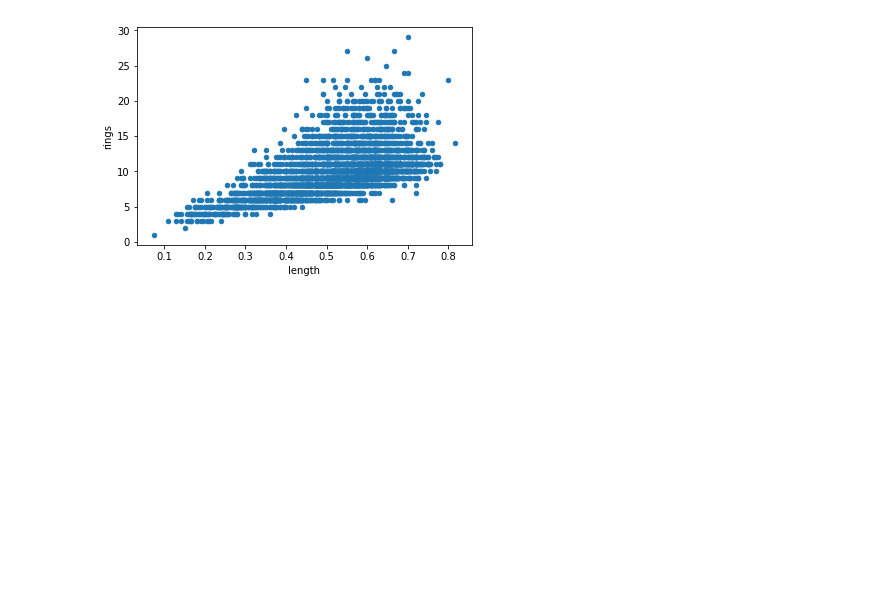
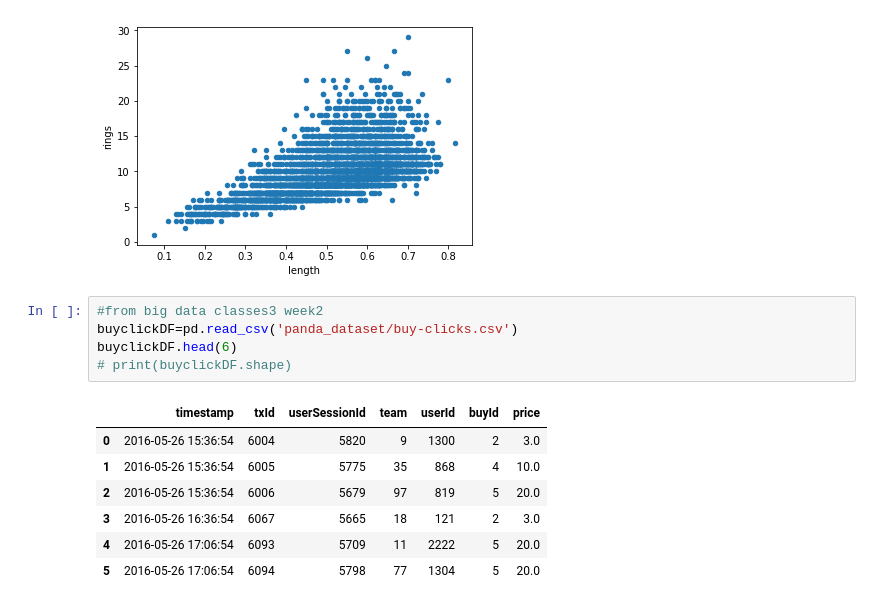
Before and after one commit to mckjzhangxk/deepAI, a Jupyter notebook: daily/8/pandas_turtorial.ipynb, the cells around one changed output. Cells and saved outputs as stored; diff of their text form; blank space fills up the shorter version.

```diff
--- a/daily/8/pandas_turtorial.ipynb
+++ b/daily/8/pandas_turtorial.ipynb
@@ -257,3 +257,16 @@ abalone.plot(x='length',y='rings',kind='scatter')
 # %% [output]
 <matplotlib.axes._subplots.AxesSubplot at 0x...>
 [figure]
+# %%
+#from big data classes3 week2
+buyclickDF=pd.read_csv('panda_dataset/buy-clicks.csv')
+buyclickDF.head(6)
+# print(buyclickDF.shape)
+# %% [output]
+|  | timestamp | txId | userSessionId | team | userId | buyId | price |
+| 0 | 2016-05-26 15:36:54 | 6004 | 5820 | 9 | 1300 | 2 | 3.0 |
+| 1 | 2016-05-26 15:36:54 | 6005 | 5775 | 35 | 868 | 4 | 10.0 |
+| 2 | 2016-05-26 15:36:54 | 6006 | 5679 | 97 | 819 | 5 | 20.0 |
+| 3 | 2016-05-26 16:36:54 | 6067 | 5665 | 18 | 121 | 2 | 3.0 |
+| 4 | 2016-05-26 17:06:54 | 6093 | 5709 | 11 | 2222 | 5 | 20.0 |
+| 5 | 2016-05-26 17:06:54 | 6094 | 5798 | 77 | 1304 | 5 | 20.0 |
```
Also changed, not shown: parts of 6 cells of this notebook, 16 other files.
